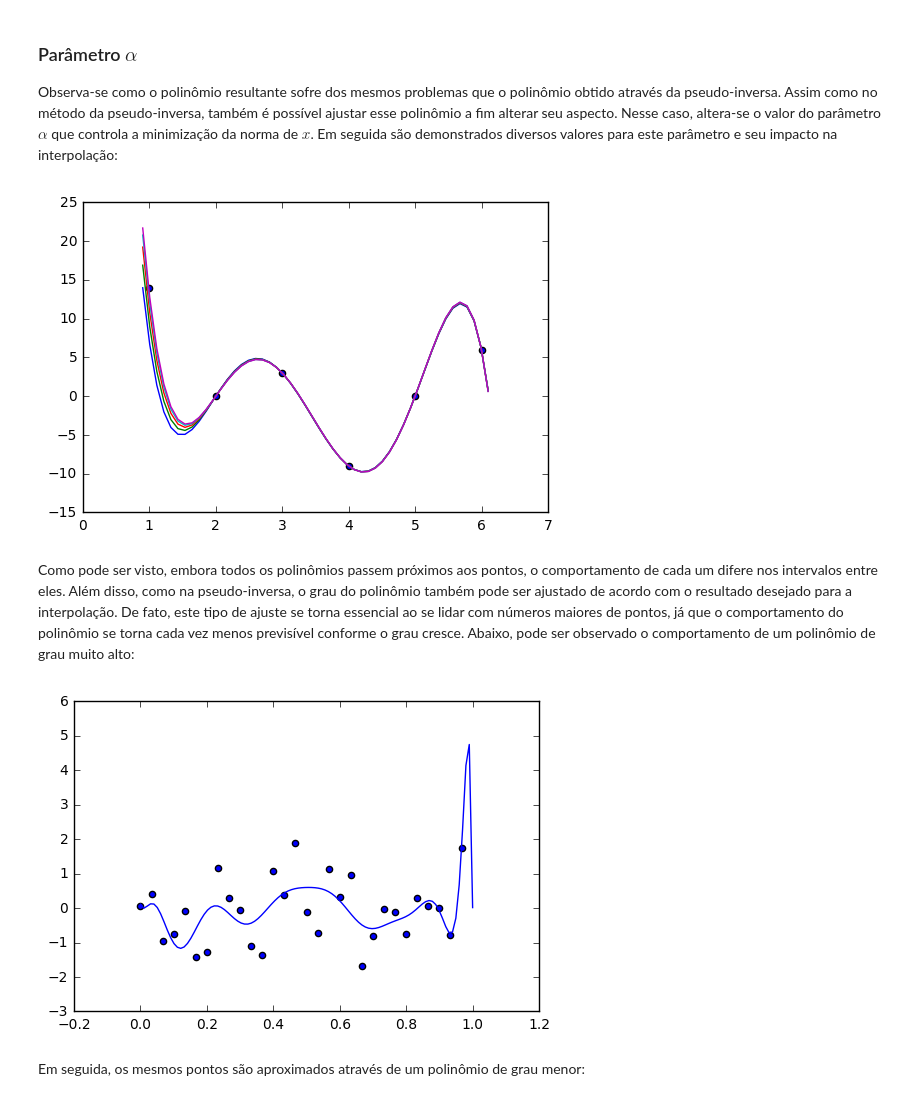
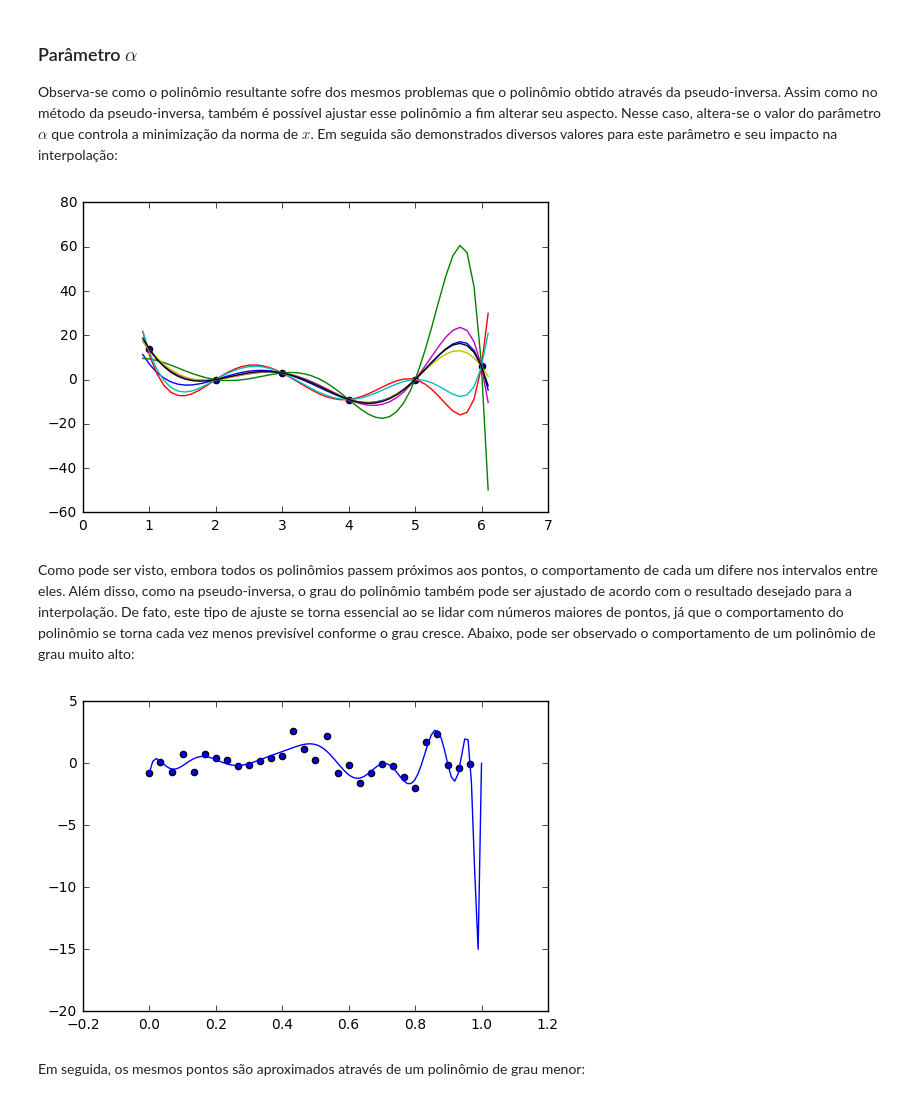
Before and after one commit to ThalesII/mn2-interpolacao, a Jupyter notebook: interpolacao.ipynb, the cells around one changed output. Saved outputs shown, nothing was run; the diff lists cells and outputs as text; code cells hidden in the pictures.

Commit message:
Fixed Tikhonov plot

```diff
--- a/interpolacao.ipynb
+++ b/interpolacao.ipynb
@@ -191,18 +191,20 @@ Observa-se como o polinômio resultante sofre dos mesmos problemas que o polinô
 # %%
 # Exibe o resultado da interpolação com diversos valores de `alpha`
 
-for i in range(5):
+a = polymat(points[:,0], 11)
+
+for i in range(7):
     alpha = 0.5**i
     p = tikhonov(a, points[:,1], alpha=alpha)
     x = np.linspace(0.9, 6.1, 50)
     y = [poly(p, xi) for xi in x]
     plt.plot(x, y, label='alpha=2^-%d' % i)
 
 plt.scatter(points[:,0], points[:,1])
 # plt.legend() # Remova o comentário para exibir a legenda
 plt.show()
 # %% [output]
-[figure, old version]
+[figure, new version]
 # %% [markdown]
 Como pode ser visto, embora todos os polinômios passem próximos aos pontos, o comportamento de cada um difere nos intervalos entre eles. Além disso, como na pseudo-inversa, o grau do polinômio também pode ser ajustado de acordo com o resultado desejado para a interpolação. De fato, este tipo de ajuste se torna essencial ao se lidar com números maiores de pontos, já que o comportamento do polinômio se torna cada vez menos previsível conforme o grau cresce. Abaixo, pode ser observado o comportamento de um polinômio de grau muito alto:
 # %%
@@ -210,20 +212,20 @@ Como pode ser visto, embora todos os polinômios passem próximos aos pontos, o
 
 k = 30
 
-points = np.empty((k, 2))
+rpoints = np.empty((k, 2))
 for i in range(k):
-    points[i] = [i/k, np.random.randn()]
+    rpoints[i] = [i/k, np.random.randn()]
 
-a = polymat(points[:,0], k-1)
-p = tikhonov(a, points[:,1], alpha=alpha)
+a = polymat(rpoints[:,0], k-1)
+p = tikhonov(a, rpoints[:,1], alpha=alpha)
 x = np.linspace(0, 1, 100)
 y = [poly(p, xi) for xi in x]
 
-plt.scatter(points[:,0], points[:,1])
+plt.scatter(rpoints[:,0], rpoints[:,1])
 plt.plot(x, y)
 plt.show()
 # %% [output]
-[figure, old version]
+[figure, new version]
 # %% [markdown]
 Em seguida, os mesmos pontos são aproximados através de um polinômio de grau menor:
 # %%
```
Also changed, not shown: parts of 1 cell of this notebook.
